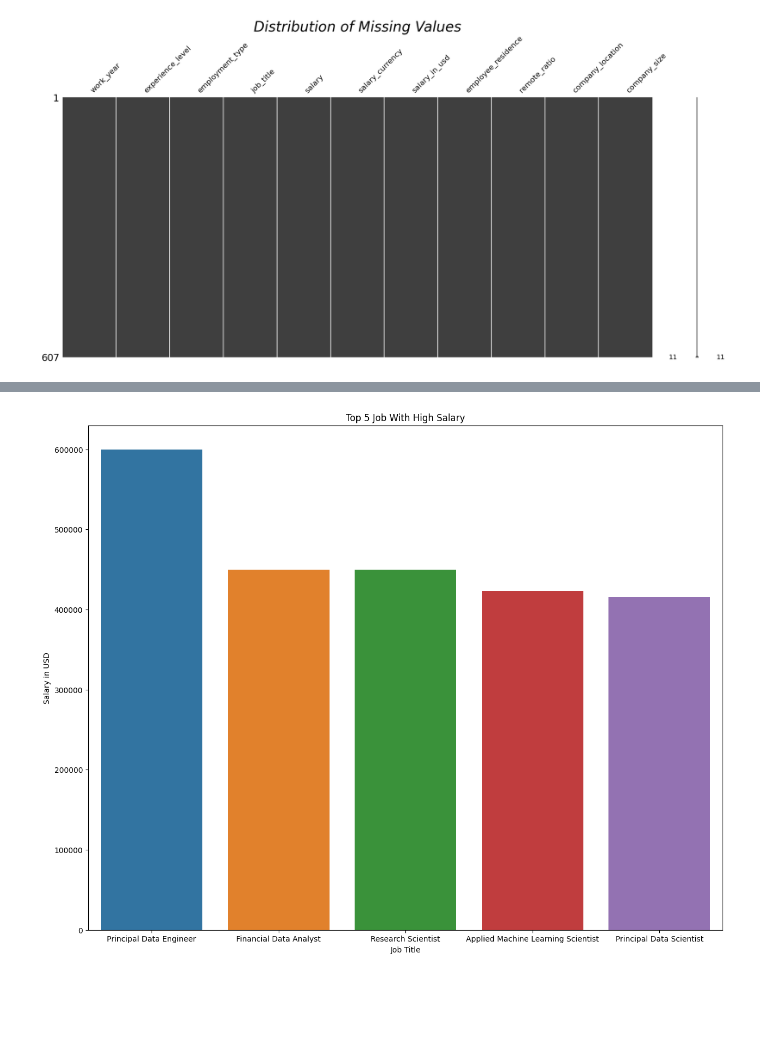
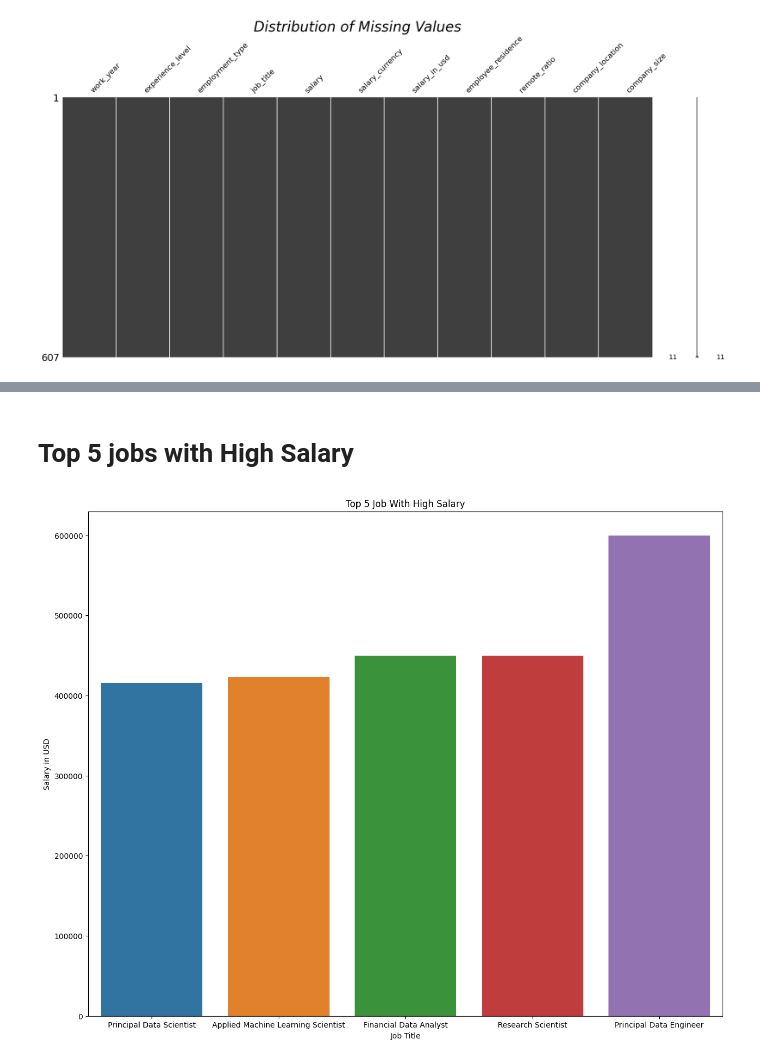
Before and after one commit to theo-thanhlam/data_science_salary, a Jupyter notebook: ds_salaries.ipynb, the cells around one changed output, grey strips where cells are left out. Drawn from its saved outputs; the diff is of its cells as text; code cells hidden in the pictures; blank space fills up the shorter version.

```diff
--- a/ds_salaries.ipynb
+++ b/ds_salaries.ipynb
@@ -139,13 +125,15 @@ FixedFormatter should only be used together with FixedLocator
+# %% [markdown]
+# Top 5 jobs with High Salary
 # %%
 salary = ds[['job_title','salary_in_usd']].sort_values("salary_in_usd", ascending=False)
-top_5_job_salary = salary.nlargest(n=5, columns='salary_in_usd')
-top_5_job_salary
+top_5_job_salary = salary.nlargest(n=5, columns='salary_in_usd').sort_values(ascending=True, by='salary_in_usd')
+
 
 fig = plt.figure(figsize=(15,12))
 ax = sns.barplot(data = top_5_job_salary, x='job_title', y='salary_in_usd')
 ax.set_xlabel("Job Title")
 ax.set_ylabel("Salary in USD")
 ax.set_title("Top 5 Job With High Salary")
 plt.show()
 # %% [output]
-[figure, old version]
+[figure, new version]
```
Also changed, not shown: parts of 20 cells of this notebook.
